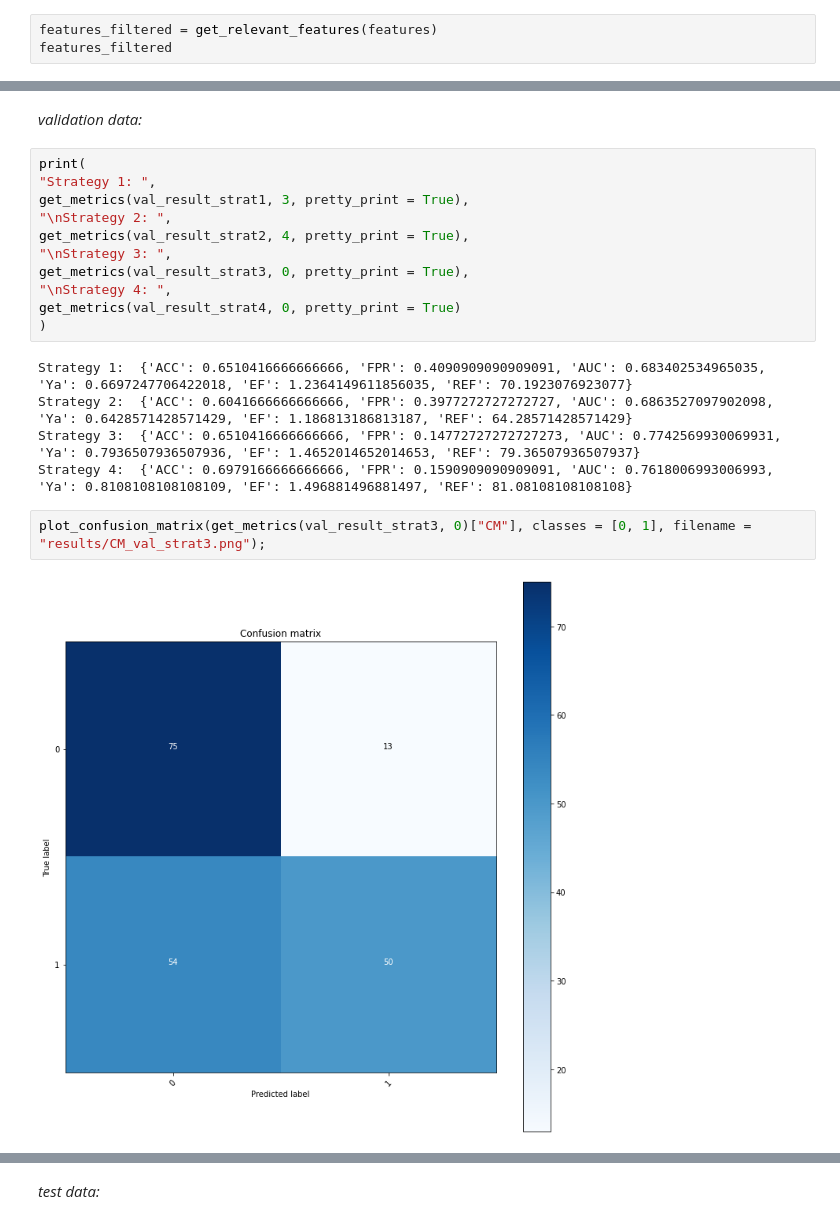
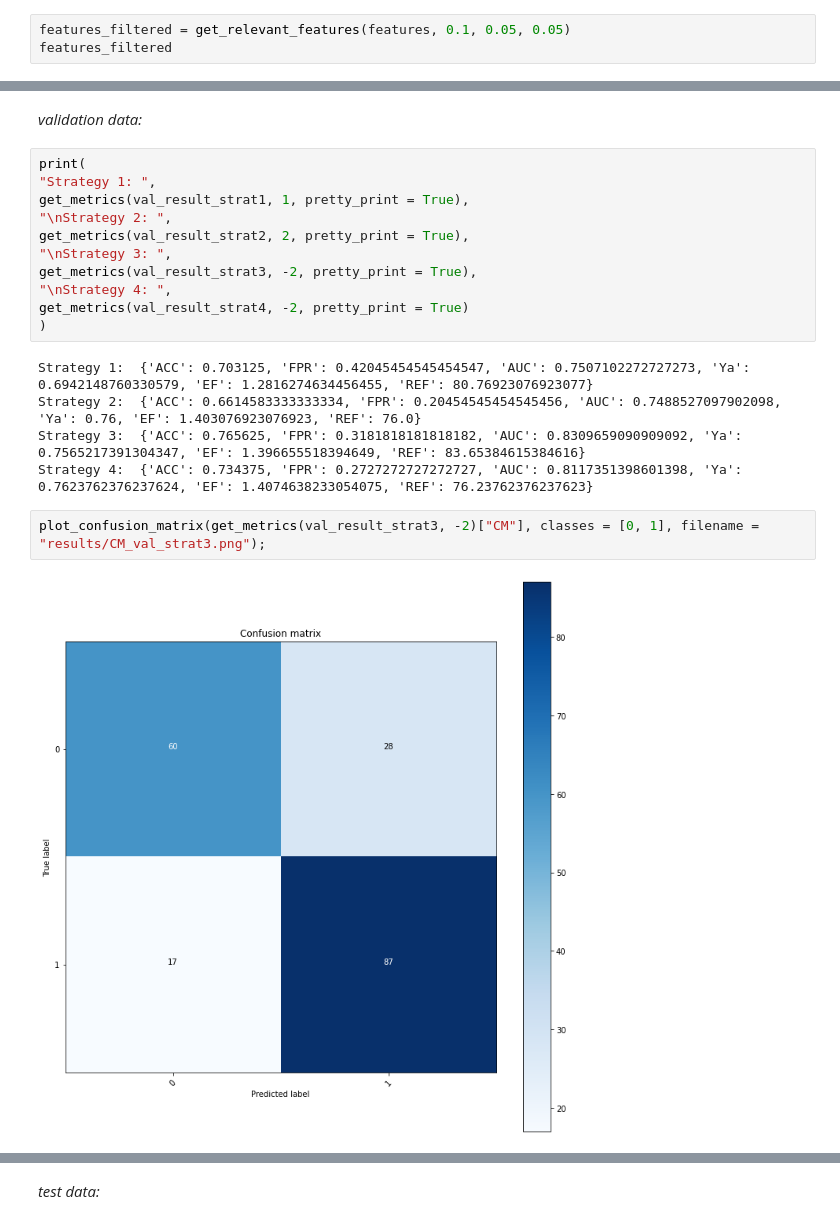
Before and after one commit to michabirklbauer/protein_docking, a Jupyter notebook: data/acetylcholinesterase/scoring/scoring.ipynb, the cells around one changed output, grey strips where cells are left out. Cells and saved outputs as stored; diff of their text form.

```diff
--- a/data/acetylcholinesterase/scoring/scoring.ipynb
+++ b/data/acetylcholinesterase/scoring/scoring.ipynb
@@ -74,5 +115,5 @@ features
 # %%
-features_filtered = get_relevant_features(features)
+features_filtered = get_relevant_features(features, 0.1, 0.05, 0.05)
 features_filtered
 # %% [output]
 |  | INDEX | INTERACTION | DIFFERENCE | ACTIVE_FREQUENCY | INACTIVE_FREQUENCY |
@@ -274,21 +312,21 @@ plot_ROC_curve(roc["fpr"], roc["tpr"], filename = "results/ROC_train_strat3.png"
 # %%
 print(
 "Strategy 1: ",
-get_metrics(val_result_strat1, 3, pretty_print = True),
+get_metrics(val_result_strat1, 1, pretty_print = True),
 "\nStrategy 2: ",
-get_metrics(val_result_strat2, 4, pretty_print = True),
+get_metrics(val_result_strat2, 2, pretty_print = True),
 "\nStrategy 3: ",
-get_metrics(val_result_strat3, 0, pretty_print = True),
+get_metrics(val_result_strat3, -2, pretty_print = True),
 "\nStrategy 4: ",
-get_metrics(val_result_strat4, 0, pretty_print = True)
+get_metrics(val_result_strat4, -2, pretty_print = True)
 )
 # %% [output]
-Strategy 1:  {'ACC': 0.6510416666666666, 'FPR': 0.4090909090909091, 'AUC': 0.683402534965035, 'Ya': 0.6697247706422018, 'EF': 1.2364149611856035, 'REF': 70.1923076923077}
-Strategy 2:  {'ACC': 0.6041666666666666, 'FPR': 0.3977272727272727, 'AUC': 0.6863527097902098, 'Ya': 0.6428571428571429, 'EF': 1.186813186813187, 'REF': 64.28571428571429}
-Strategy 3:  {'ACC': 0.6510416666666666, 'FPR': 0.14772727272727273, 'AUC': 0.7742569930069931, 'Ya': 0.7936507936507936, 'EF': 1.4652014652014653, 'REF': 79.36507936507937}
-Strategy 4:  {'ACC': 0.6979166666666666, 'FPR': 0.1590909090909091, 'AUC': 0.7618006993006993, 'Ya': 0.8108108108108109, 'EF': 1.496881496881497, 'REF': 81.08108108108108}
+Strategy 1:  {'ACC': 0.703125, 'FPR': 0.42045454545454547, 'AUC': 0.7507102272727273, 'Ya': 0.6942148760330579, 'EF': 1.2816274634456455, 'REF': 80.76923076923077}
+Strategy 2:  {'ACC': 0.6614583333333334, 'FPR': 0.20454545454545456, 'AUC': 0.7488527097902098, 'Ya': 0.76, 'EF': 1.403076923076923, 'REF': 76.0}
+Strategy 3:  {'ACC': 0.765625, 'FPR': 0.3181818181818182, 'AUC': 0.8309659090909092, 'Ya': 0.7565217391304347, 'EF': 1.396655518394649, 'REF': 83.65384615384616}
+Strategy 4:  {'ACC': 0.734375, 'FPR': 0.2727272727272727, 'AUC': 0.8117351398601398, 'Ya': 0.7623762376237624, 'EF': 1.4074638233054075, 'REF': 76.23762376237623}
 # %%
-plot_confusion_matrix(get_metrics(val_result_strat3, 0)["CM"], classes = [0, 1], filename = "results/CM_val_strat3.png");
+plot_confusion_matrix(get_metrics(val_result_strat3, -2)["CM"], classes = [0, 1], filename = "results/CM_val_strat3.png");
 # %% [output]
-[figure, old version]
+[figure, new version]
 # %%
```
Also changed, not shown: parts of 22 cells of this notebook, 10 other files.
